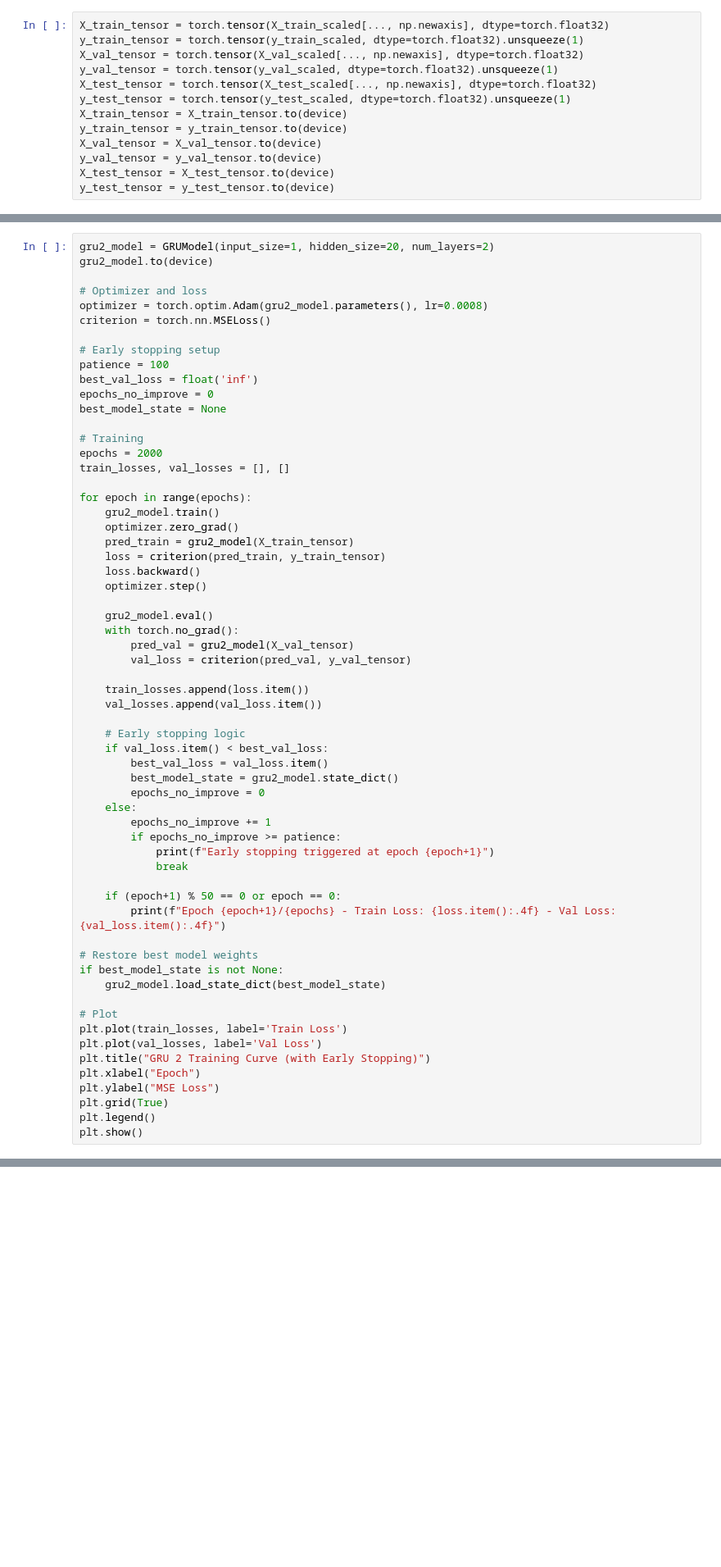
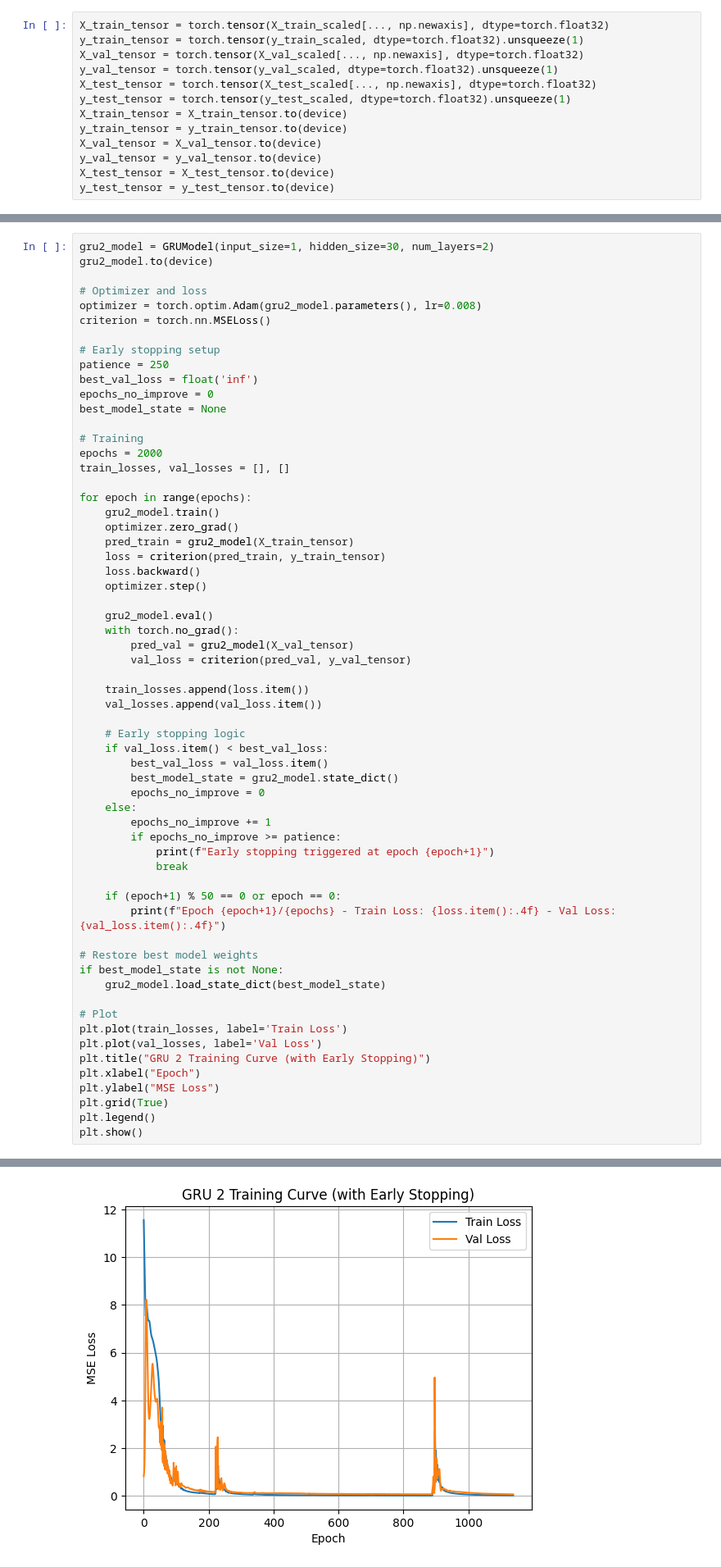
Before and after one commit to Cellular-Adventures/CapstoneAI-FiberProbe, a Jupyter notebook: Train.ipynb, the cells around one changed output, grey strips where cells are left out. Shown at 82% size. Drawn from its saved outputs; the diff is of its cells as text; blank space fills up the shorter version.

```diff
--- a/Train.ipynb
+++ b/Train.ipynb
@@ -174,13 +184,13 @@ plt.show()
 # %%
-gru2_model = GRUModel(input_size=1, hidden_size=20, num_layers=2)
+gru2_model = GRUModel(input_size=1, hidden_size=30, num_layers=2)
 gru2_model.to(device)
 
 # Optimizer and loss
-optimizer = torch.optim.Adam(gru2_model.parameters(), lr=0.0008)
+optimizer = torch.optim.Adam(gru2_model.parameters(), lr=0.008)
 criterion = torch.nn.MSELoss()
 
 # Early stopping setup
-patience = 100
+patience = 250
 best_val_loss = float('inf')
 epochs_no_improve = 0
 best_model_state = None
@@ -238,3 +263,4 @@ Epoch 50/2000 - Train Loss: 6.1437 - Val Loss: 2.0431
+[figure, added]
 # %%
 # Predict on validation set
 gru2_model.eval()
```
Also changed, not shown: parts of 16 cells of this notebook.
